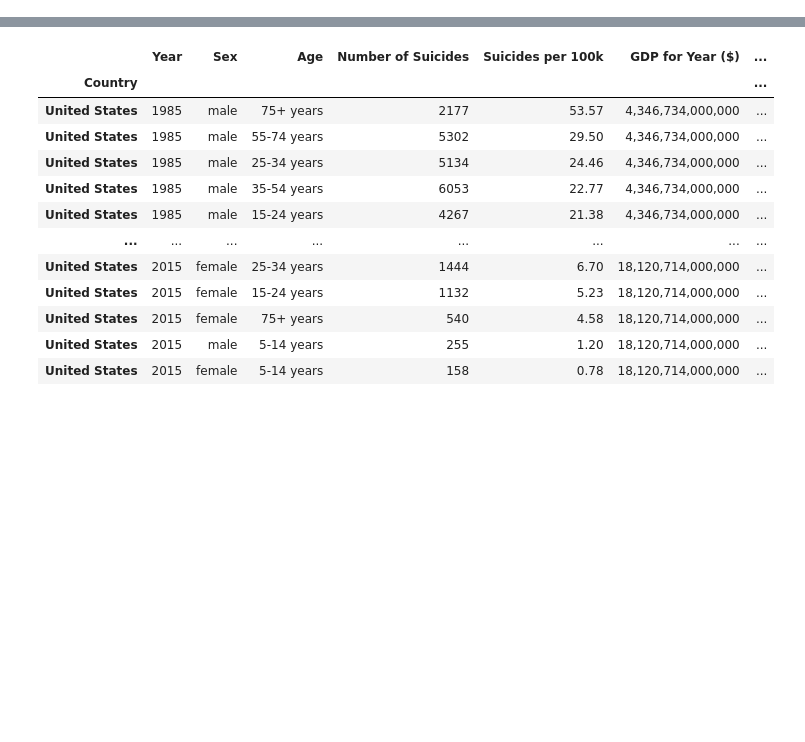
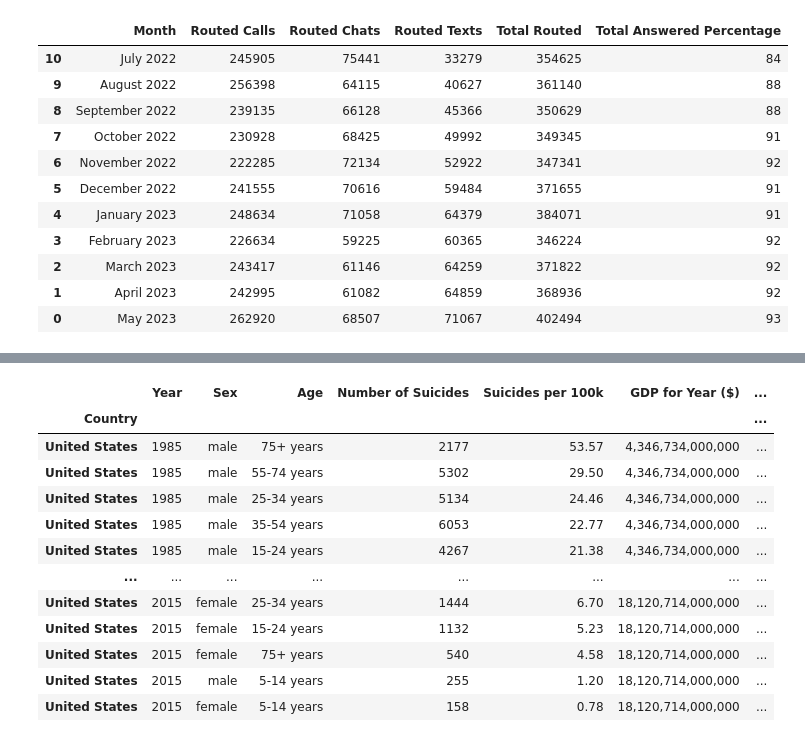
Before and after one commit to marko-londo/Suicide-Analysis, a Jupyter notebook: Notebooks/suicides.ipynb, the cells around one changed output, grey strips where cells are left out. Saved outputs shown, nothing was run; the diff lists cells and outputs as text; code cells hidden in the pictures; blank space fills up the shorter version.

```diff
--- a/Notebooks/suicides.ipynb
+++ b/Notebooks/suicides.ipynb
@@ -117,6 +96,21 @@ scatter_actual * scatter_predicted
 # %%
 metrics_988 = metrics_988.rename(columns={"Unnamed: 0": "Month"})
 metrics_988 = metrics_988.iloc[::-1]
+# %%
+metrics_988
+# %% [output]
+|  | Month | Routed Calls | Routed Chats | Routed Texts | Total Routed | Total Answered Percentage |
+| 10 | July 2022 | 245905 | 75441 | 33279 | 354625 | 84 |
+| 9 | August 2022 | 256398 | 64115 | 40627 | 361140 | 88 |
+| 8 | September 2022 | 239135 | 66128 | 45366 | 350629 | 88 |
+| 7 | October 2022 | 230928 | 68425 | 49992 | 349345 | 91 |
+| 6 | November 2022 | 222285 | 72134 | 52922 | 347341 | 92 |
+| 5 | December 2022 | 241555 | 70616 | 59484 | 371655 | 91 |
+| 4 | January 2023 | 248634 | 71058 | 64379 | 384071 | 91 |
+| 3 | February 2023 | 226634 | 59225 | 60365 | 346224 | 92 |
+| 2 | March 2023 | 243417 | 61146 | 64259 | 371822 | 92 |
+| 1 | April 2023 | 242995 | 61082 | 64859 | 368936 | 92 |
+| 0 | May 2023 | 262920 | 68507 | 71067 | 402494 | 93 |
 # %%
 metrics_988.hvplot.area(x="Month", width=1200, height=400, yformatter='%.0f')
 # %% [output]
```
Also changed, not shown: parts of 2 cells of this notebook, 12 other files.
